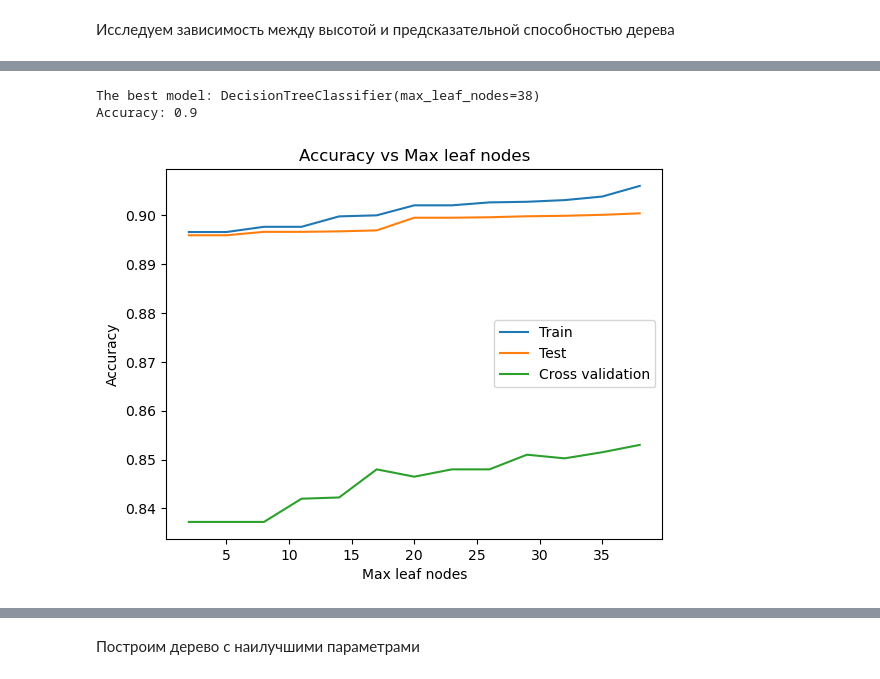
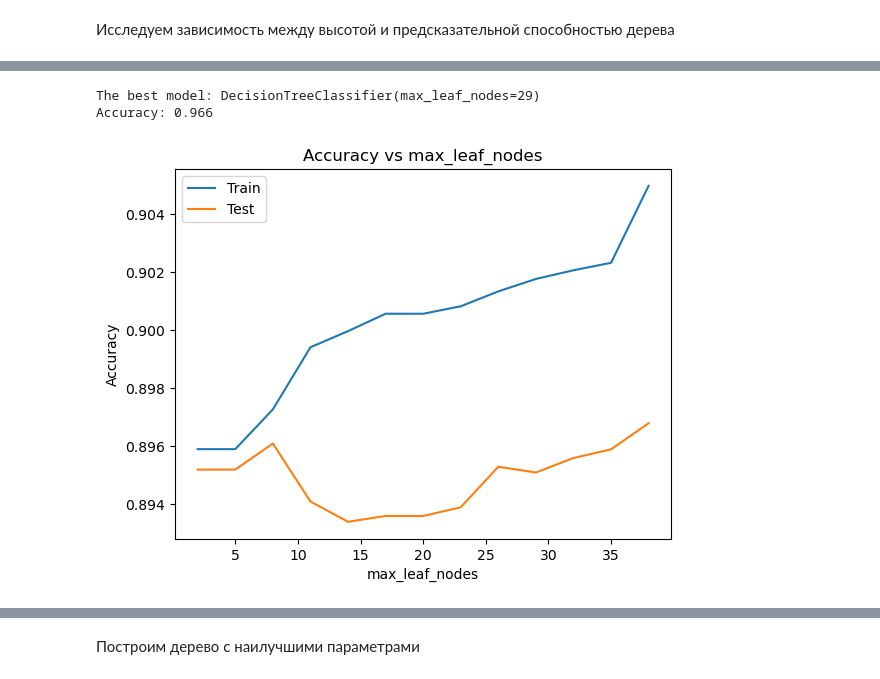
Before and after one commit to fongradnastya/data_analisys4, a Jupyter notebook: notebooks/work.ipynb, the cells around one changed output, grey strips where cells are left out. Saved outputs shown, nothing was run; the diff lists cells and outputs as text; code cells hidden in the pictures.

```diff
--- a/notebooks/work.ipynb
+++ b/notebooks/work.ipynb
@@ -244,0 +178,12 @@ def test_regression_parameters(parameters, parameter_name):
+# %%
+def build_grid(params, x_train, y_train, is_regression):
+    if not is_regression:
+        tree = DecisionTreeClassifier()
+    else:
+        tree = DecisionTreeRegressor()
+    grid = GridSearchCV(tree, params, scoring='roc_auc')
+    grid.fit(x_train, y_train)
+    print(f"The best model: {grid.best_estimator_}")
+    print("Accuracy:", round(grid.best_score_, 3))
+    cross_val_score = grid.cv_results_["mean_test_score"]
+    return cross_val_score, grid.best_params_
@@ -304,6 +282,3 @@ def plot_accuracy_graph(parameters, parameter_name, train_acc, test_acc,
 best_parameters = dict()
 # %% [markdown]
 Исследуем зависимость между высотой и предсказательной способностью дерева
-# %%
-criterion = ["gini", "entropy"]
-best_parameters["criterion"] = test_class_parameters(criterion, "Criterion")
@@ -313,0 +285,5 @@ Accuracy: 0.887
+# %%
+params = {
+    "criterion": ["gini", "entropy", "log_loss"]
+}
+best_parameters["criterion"] = test_parameters(params, x_train_c, y_train_c, x_test_c, y_test_c)
@@ -314,7 +294,9 @@ Accuracy: 0.887
 # %%
-max_leaf_nodes = range(2, 40, 3)
-best_parameters["max_leaf_nodes"] = test_class_parameters(max_leaf_nodes, "Max leaf nodes")
+params = {
+    "max_leaf_nodes": range(2, 40, 3),
+}
+best_parameters["max_leaf_nodes"] = test_parameters(params, x_train_c, y_train_c, x_test_c, y_test_c)
 # %% [output]
-The best model: DecisionTreeClassifier(max_leaf_nodes=38)
-Accuracy: 0.9
+The best model: DecisionTreeClassifier(max_leaf_nodes=29)
+Accuracy: 0.966
-[figure, old version]
+[figure, new version]
```
Also changed, not shown: parts of 26 cells of this notebook, 2 other files.
